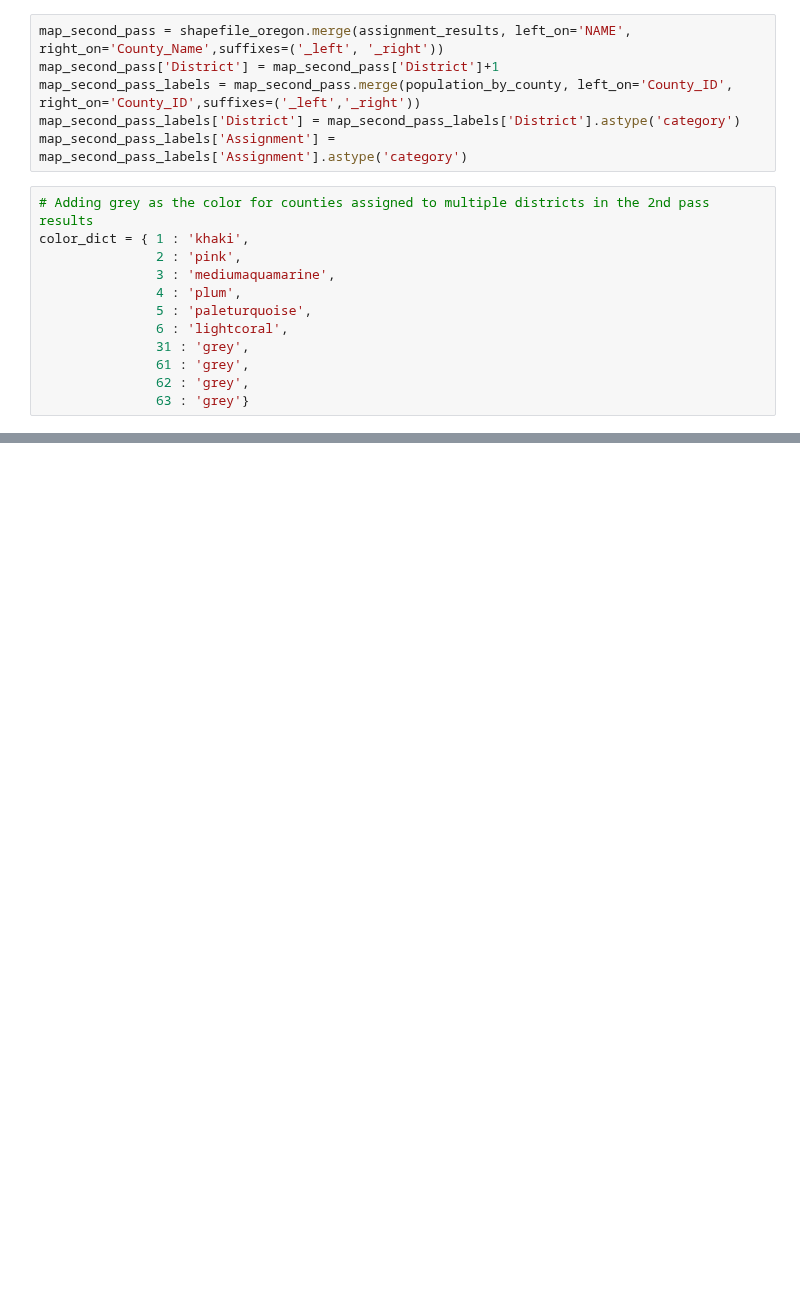
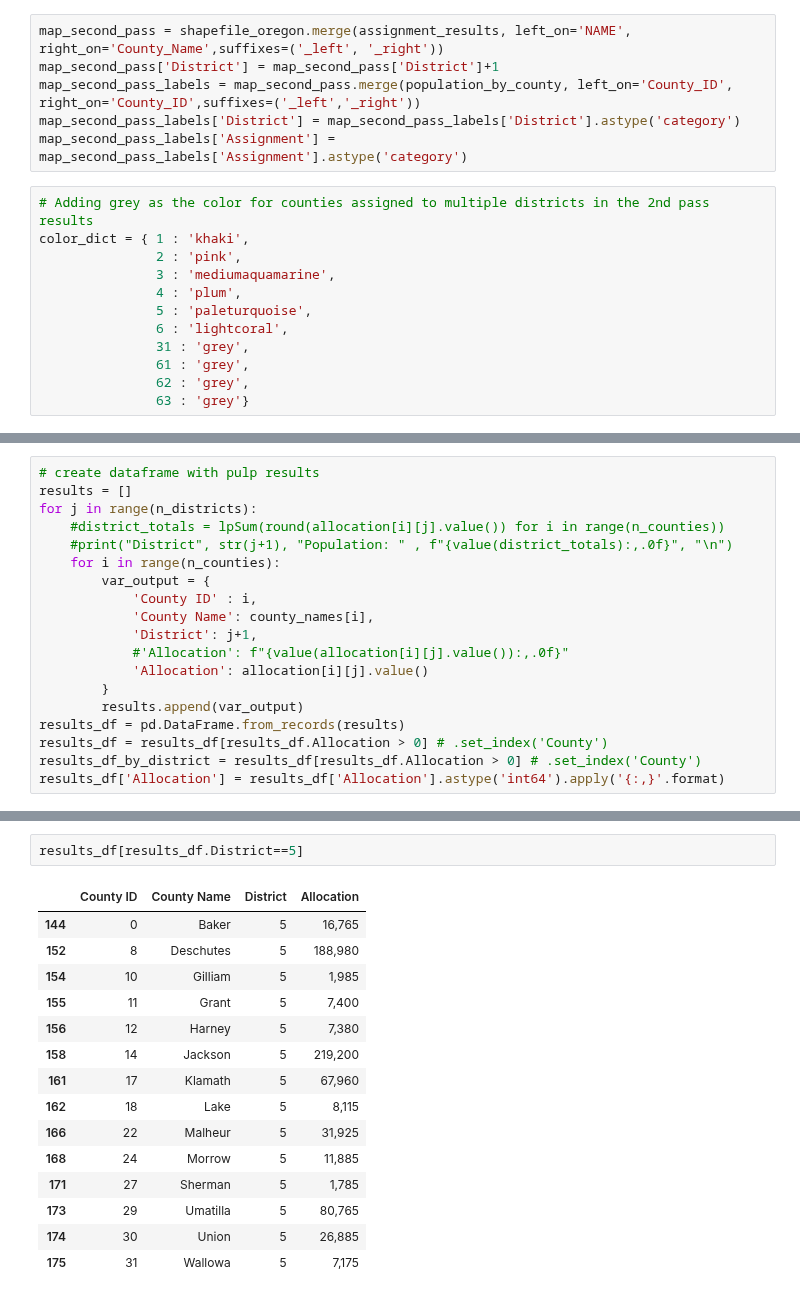
Before and after one commit to wpbSabi/python_optimization, a Jupyter notebook: oregon_districts/OregonDistrictsModel.ipynb, the cells around one changed output, grey strips where cells are left out. Saved outputs shown, nothing was run; the diff lists cells and outputs as text; blank space fills up the shorter version.

```diff
--- a/oregon_districts/OregonDistrictsModel.ipynb
+++ b/oregon_districts/OregonDistrictsModel.ipynb
@@ -688,0 +664,19 @@ District 1 Population:  750,000
+# %%
+# create dataframe with pulp results
+results = []
+for j in range(n_districts):
+    #district_totals = lpSum(round(allocation[i][j].value()) for i in range(n_counties))
+    #print("District", str(j+1), "Population: " , f"{value(district_totals):,.0f}", "\n")
+    for i in range(n_counties):
+        var_output = {
+            'County ID' : i,
+            'County Name': county_names[i],
+            'District': j+1,
+            #'Allocation': f"{value(allocation[i][j].value()):,.0f}"
+            'Allocation': allocation[i][j].value()
+        }
+        results.append(var_output)
+results_df = pd.DataFrame.from_records(results)
+results_df = results_df[results_df.Allocation > 0] # .set_index('County')
+results_df_by_district = results_df[results_df.Allocation > 0] # .set_index('County')
+results_df['Allocation'] = results_df['Allocation'].astype('int64').apply('{:,}'.format)
@@ -688,0 +749,18 @@ District 1 Population:  750,000
+# %%
+results_df[results_df.District==5]
+# %% [output]
+|  | County ID | County Name | District | Allocation |
+| 144 | 0 | Baker | 5 | 16,765 |
+| 152 | 8 | Deschutes | 5 | 188,980 |
+| 154 | 10 | Gilliam | 5 | 1,985 |
+| 155 | 11 | Grant | 5 | 7,400 |
+| 156 | 12 | Harney | 5 | 7,380 |
+| 158 | 14 | Jackson | 5 | 219,200 |
+| 161 | 17 | Klamath | 5 | 67,960 |
+| 162 | 18 | Lake | 5 | 8,115 |
+| 166 | 22 | Malheur | 5 | 31,925 |
+| 168 | 24 | Morrow | 5 | 11,885 |
+| 171 | 27 | Sherman | 5 | 1,785 |
+| 173 | 29 | Umatilla | 5 | 80,765 |
+| 174 | 30 | Union | 5 | 26,885 |
+| 175 | 31 | Wallowa | 5 | 7,175 |
```
Also changed, not shown: parts of 23 cells of this notebook.
